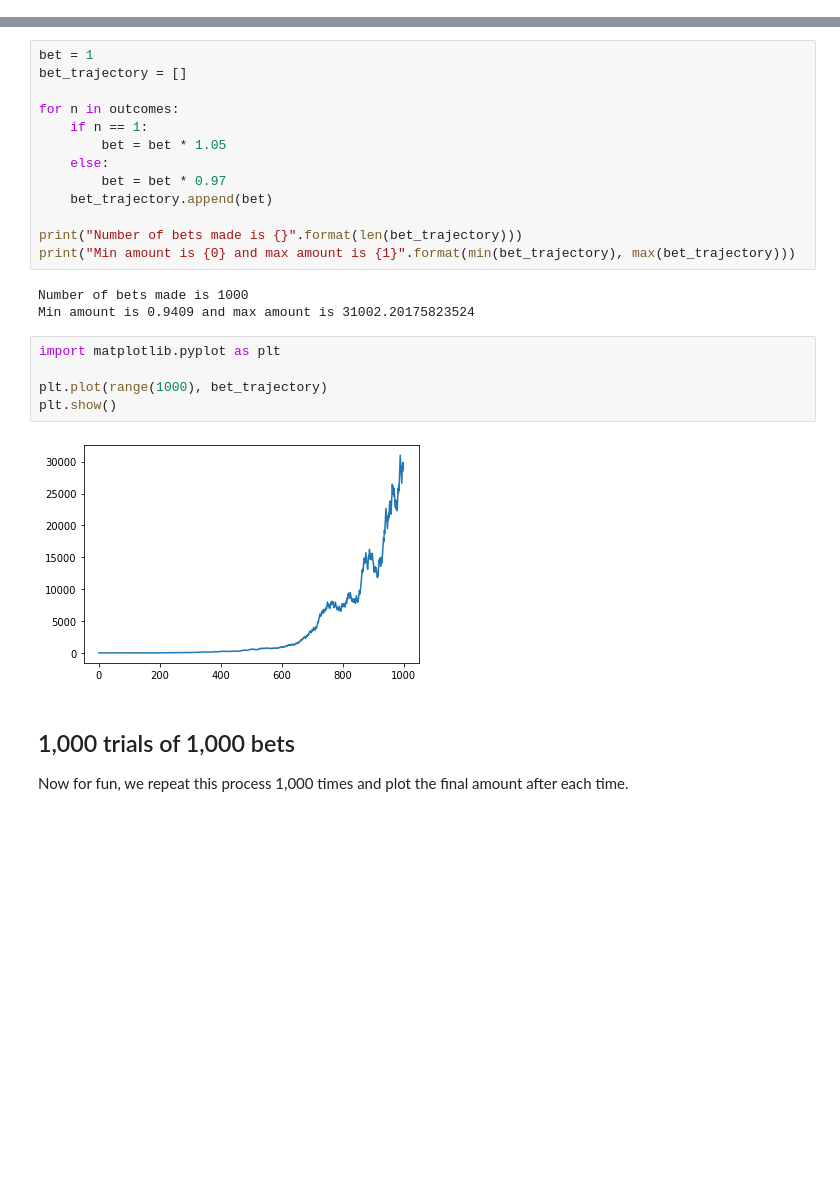
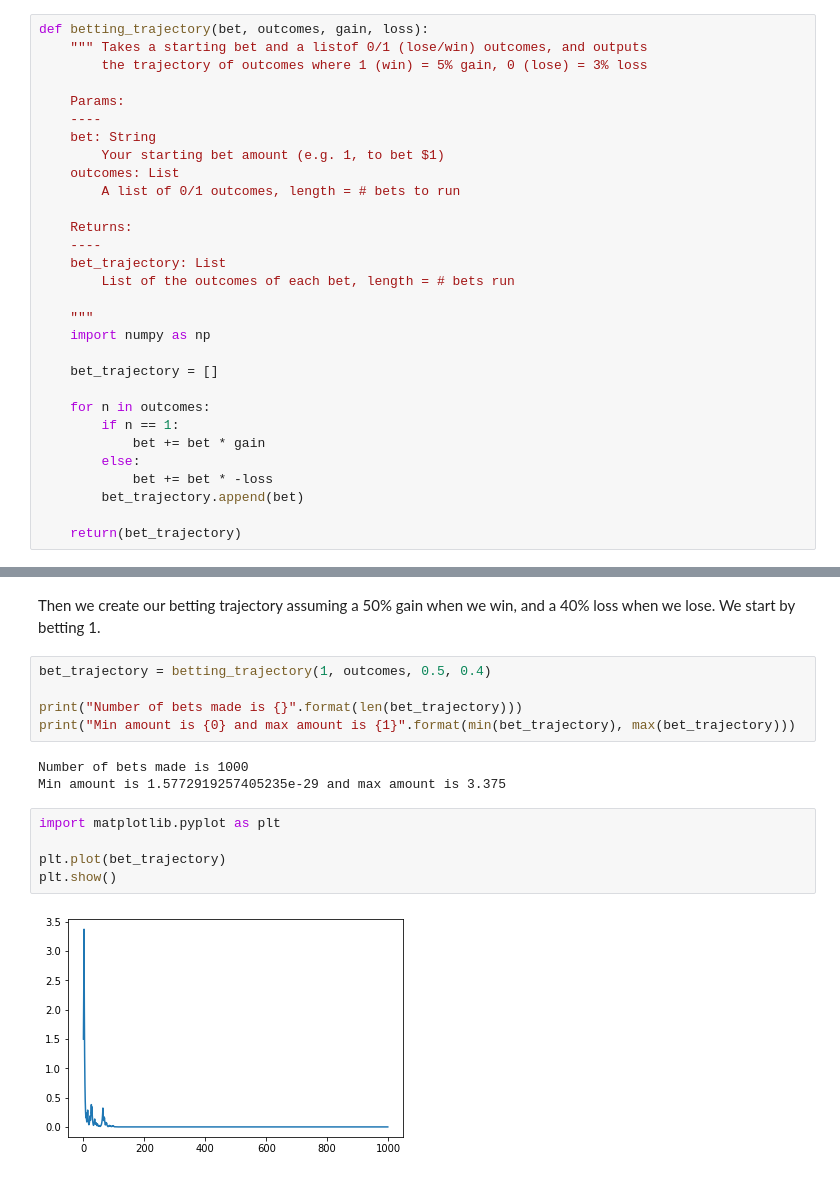
Before and after one commit to Symorq/exploring-ergodicity, a Jupyter notebook: ergodicity.ipynb, the cells around one changed output, grey strips where cells are left out. Saved outputs shown, nothing was run; the diff lists cells and outputs as text; blank space fills up the shorter version.

```diff
--- a/ergodicity.ipynb
+++ b/ergodicity.ipynb
@@ -17,0 +22,30 @@ We start with an initial bet of $1, and then add 5% if the we won (Bernoulli r.v
+# %%
+def betting_trajectory(bet, outcomes, gain, loss):
+    """ Takes a starting bet and a listof 0/1 (lose/win) outcomes, and outputs
+        the trajectory of outcomes where 1 (win) = 5% gain, 0 (lose) = 3% loss
+
+    Params:
+    ----
+    bet: String
+        Your starting bet amount (e.g. 1, to bet $1)
+    outcomes: List
+        A list of 0/1 outcomes, length = # bets to run
+
+    Returns:
+    ----
+    bet_trajectory: List
+        List of the outcomes of each bet, length = # bets run
+
+    """
+    import numpy as np
+
+    bet_trajectory = []
+
+    for n in outcomes:
+        if n == 1:
+            bet += bet * gain
+        else:
+            bet += bet * -loss
+        bet_trajectory.append(bet)
+
+    return(bet_trajectory)
@@ -31,27 +67,17 @@ The total number of wins is 514
+# %% [markdown]
+Then we create our betting trajectory assuming a 50% gain when we win, and a 40% loss when we lose. We start by betting 1.
 # %%
-bet = 1
-bet_trajectory = []
-
-for n in outcomes:
-    if n == 1:
-        bet = bet * 1.05
-    else:
-        bet = bet * 0.97
-    bet_trajectory.append(bet)
+bet_trajectory = betting_trajectory(1, outcomes, 0.5, 0.4)
 
 print("Number of bets made is {}".format(len(bet_trajectory)))
 print("Min amount is {0} and max amount is {1}".format(min(bet_trajectory), max(bet_trajectory)))
 # %% [output]
 Number of bets made is 1000
-Min amount is 0.9409 and max amount is 31002.20175823524
+Min amount is 1.5772919257405235e-29 and max amount is 3.375
 # %%
 import matplotlib.pyplot as plt
 
-plt.plot(range(1000), bet_trajectory)
+plt.plot(bet_trajectory)
 plt.show()
 # %% [output]
-[figure, old version]
+[figure, new version]
-# %% [markdown]
-## 1,000 trials of 1,000 bets
-
-Now for fun, we repeat this process 1,000 times and plot the final amount after each time.
```
Also changed, not shown: parts of 17 cells of this notebook.
